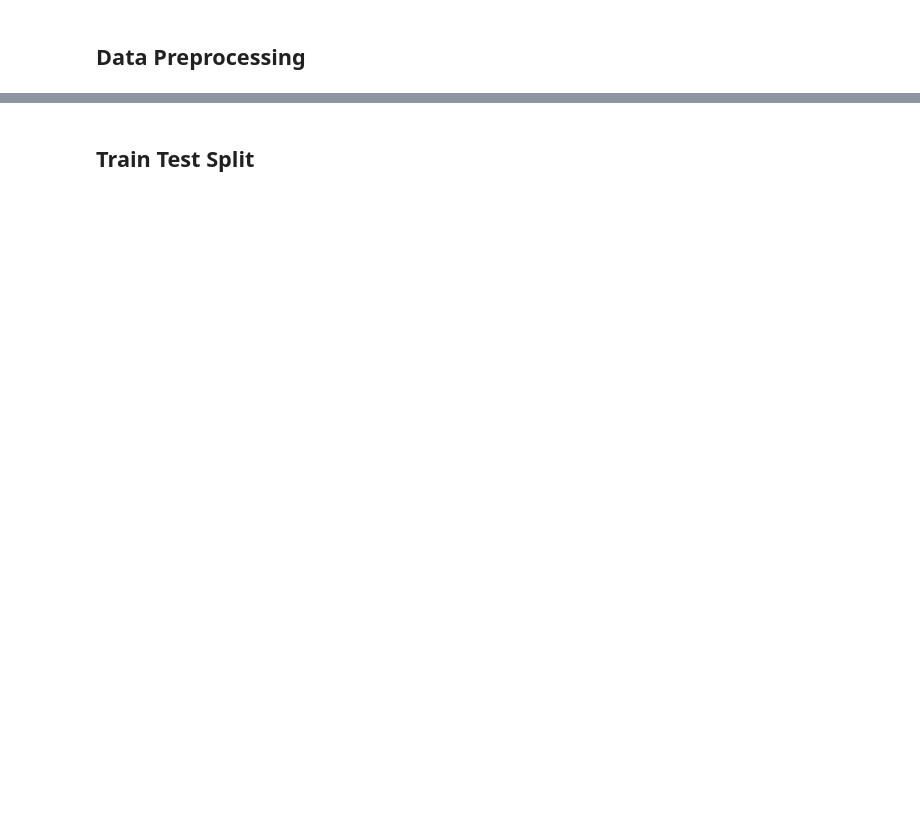
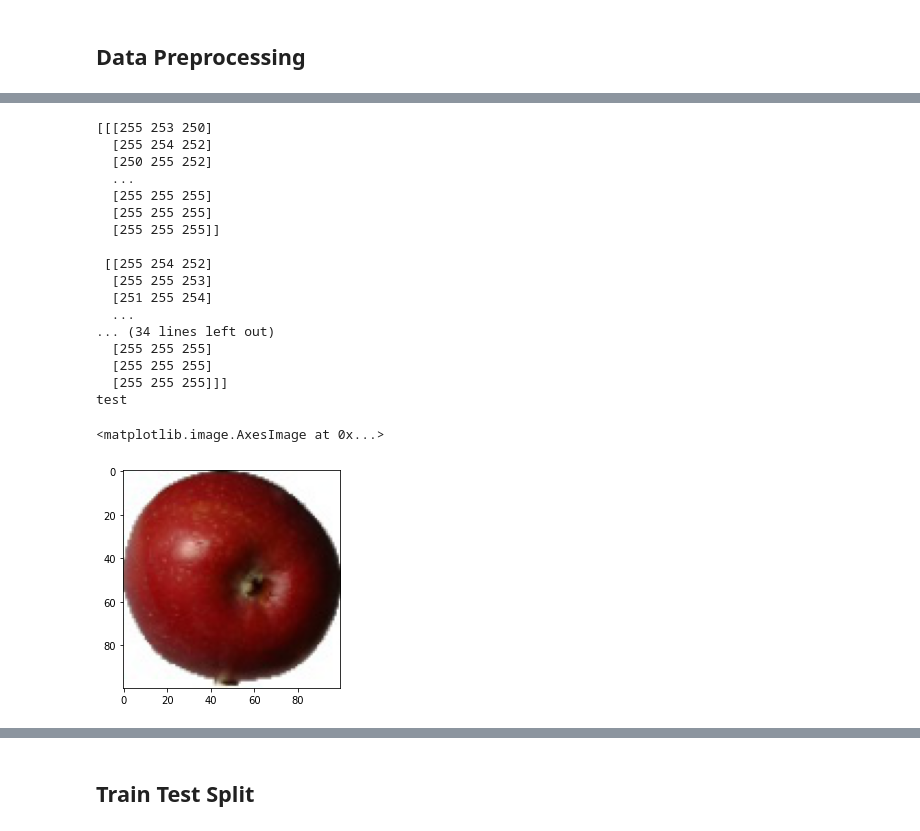
Before and after one commit to wileyw/DeepLearningDemos, a Jupyter notebook: SiameseNetwork/siamese_network.ipynb, the cells around one changed output, grey strips where cells are left out. Cells and saved outputs as stored; diff of their text form; code cells hidden in the pictures; blank space fills up the shorter version.

```diff
--- a/SiameseNetwork/siamese_network.ipynb
+++ b/SiameseNetwork/siamese_network.ipynb
@@ -56,3 +63,28 @@ print('X, Y shape',x.shape, y.shape, cat_list.shape)
+# %%
+print(np.asarray(Image.open("/content/drive/MyDrive/fruits-360/Training/Apple Braeburn/r_289_100.jpg").convert('RGB').resize((100, 100))))
+print("test")
+plt.imshow(np.asarray(Image.open("/content/drive/MyDrive/fruits-360/Training/Apple Braeburn/r_289_100.jpg").convert('RGB').resize((100, 100)))/255.)
+# im = Image.open(os.path.join(base_dir, folder_name, file_name)).convert('RGB')
+# %% [output]
+[[[255 253 250]
+  [255 254 252]
+  [250 255 252]
+  ...
+  [255 255 255]
+  [255 255 255]
+  [255 255 255]]
+
+ [[255 254 252]
+  [255 255 253]
+  [251 255 254]
+  ...
+... (34 lines left out)
+  [255 255 255]
+  [255 255 255]
+  [255 255 255]]]
+test
+<matplotlib.image.AxesImage at 0x...>
+[figure, added]
 # %%
 x = x.transpose(0, 3, 1, 2)
 print('X, Y shape',x.shape, y.shape, cat_list.shape)
```
Also changed, not shown: parts of 14 cells of this notebook.
